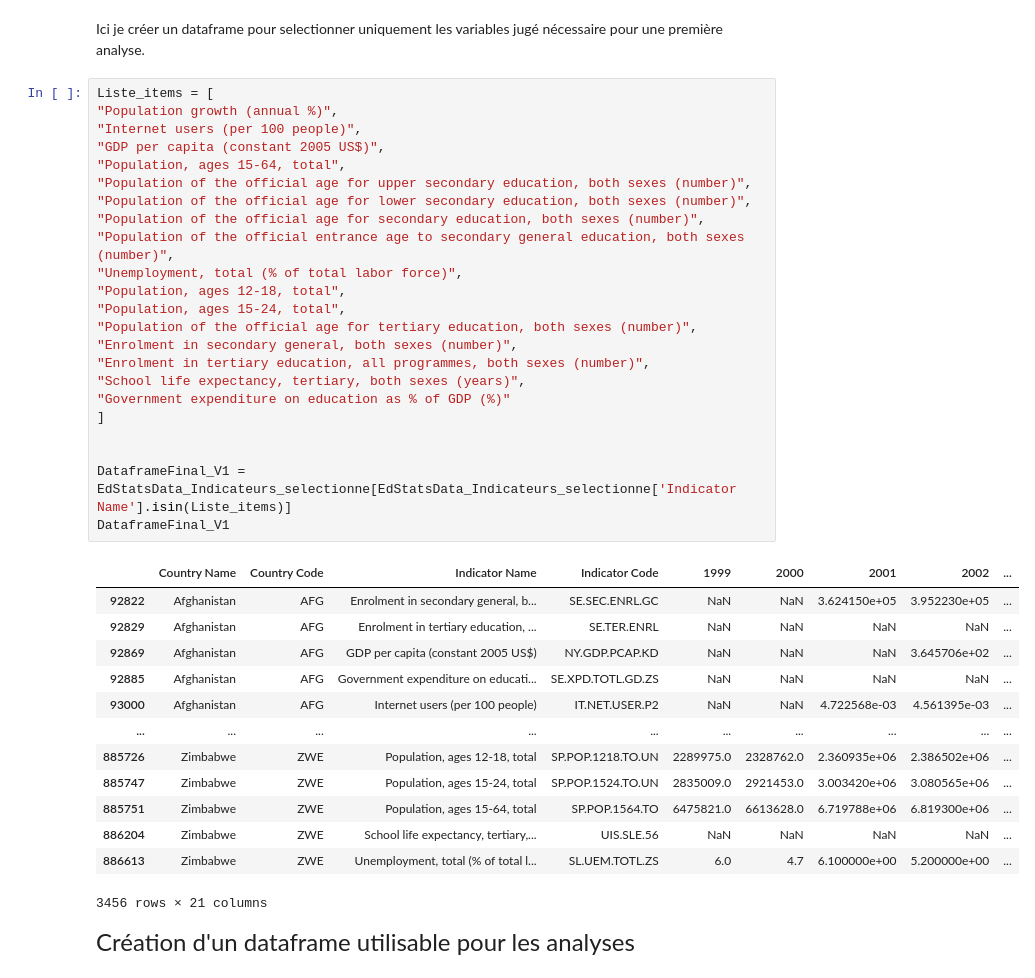
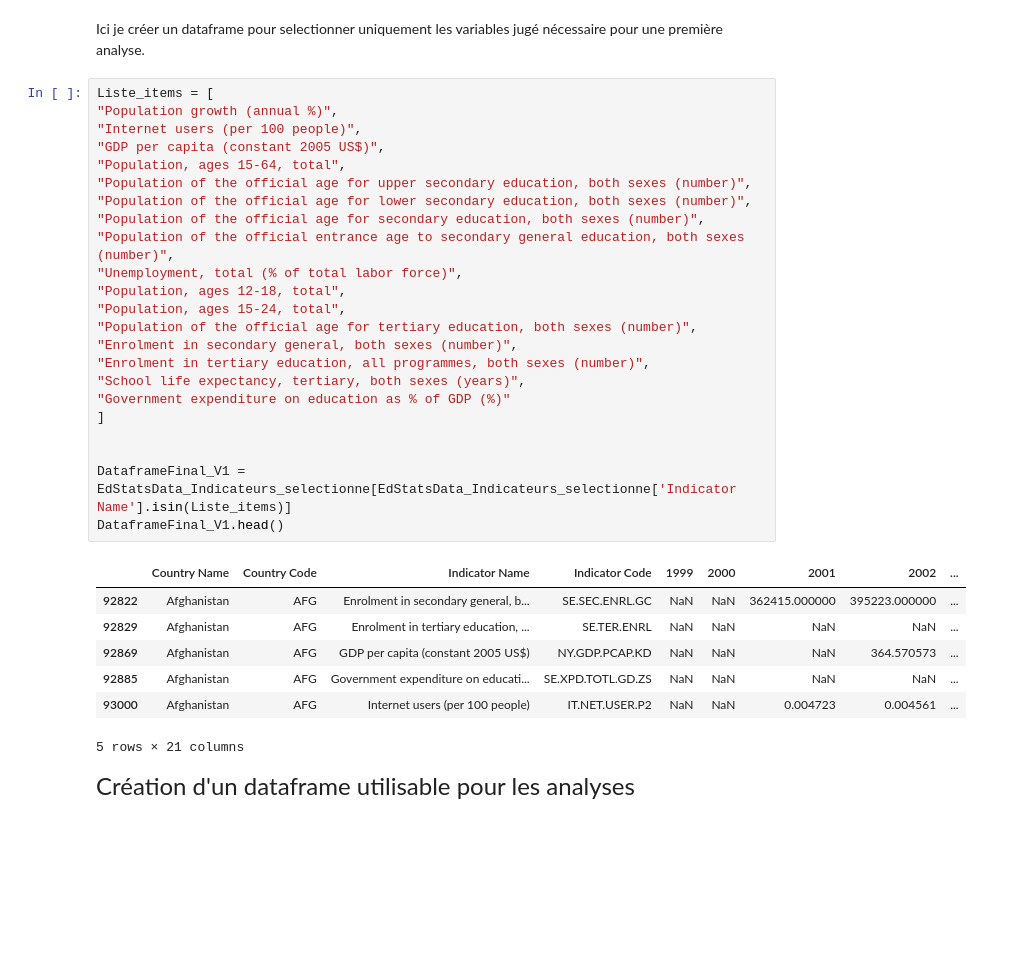
Before and after one commit to Thomas-Auvin/Projet2, a Jupyter notebook: Projet-2.ipynb, the cells around one changed output. Drawn from its saved outputs; the diff is of its cells as text; blank space fills up the shorter version.

```diff
--- a/Projet-2.ipynb
+++ b/Projet-2.ipynb
@@ -618,40 +608,34 @@ Ici je créer un dataframe pour selectionner uniquement les variables jugé néc
 # %%
 Liste_items = [
 "Population growth (annual %)",
 "Internet users (per 100 people)",
 "GDP per capita (constant 2005 US$)",
 "Population, ages 15-64, total",
 "Population of the official age for upper secondary education, both sexes (number)",
 "Population of the official age for lower secondary education, both sexes (number)",
 "Population of the official age for secondary education, both sexes (number)",
 "Population of the official entrance age to secondary general education, both sexes (number)",
 "Unemployment, total (% of total labor force)",
 "Population, ages 12-18, total",
 "Population, ages 15-24, total",
 "Population of the official age for tertiary education, both sexes (number)",
 "Enrolment in secondary general, both sexes (number)",
 "Enrolment in tertiary education, all programmes, both sexes (number)",
 "School life expectancy, tertiary, both sexes (years)",
 "Government expenditure on education as % of GDP (%)"
 ]
 
 
 DataframeFinal_V1 = EdStatsData_Indicateurs_selectionne[EdStatsData_Indicateurs_selectionne['Indicator Name'].isin(Liste_items)]
-DataframeFinal_V1
+DataframeFinal_V1.head()
 # %% [output]
 |  | Country Name | Country Code | Indicator Name | Indicator Code | 1999 | 2000 | 2001 | 2002 | ... |
-| 92822 | Afghanistan | AFG | Enrolment in secondary general, b... | SE.SEC.ENRL.GC | NaN | NaN | 3.624150e+05 | 3.952230e+05 | ... |
+| 92822 | Afghanistan | AFG | Enrolment in secondary general, b... | SE.SEC.ENRL.GC | NaN | NaN | 362415.000000 | 395223.000000 | ... |
 | 92829 | Afghanistan | AFG | Enrolment in tertiary education, ... | SE.TER.ENRL | NaN | NaN | NaN | NaN | ... |
-| 92869 | Afghanistan | AFG | GDP per capita (constant 2005 US$) | NY.GDP.PCAP.KD | NaN | NaN | NaN | 3.645706e+02 | ... |
+| 92869 | Afghanistan | AFG | GDP per capita (constant 2005 US$) | NY.GDP.PCAP.KD | NaN | NaN | NaN | 364.570573 | ... |
 | 92885 | Afghanistan | AFG | Government expenditure on educati... | SE.XPD.TOTL.GD.ZS | NaN | NaN | NaN | NaN | ... |
-| 93000 | Afghanistan | AFG | Internet users (per 100 people) | IT.NET.USER.P2 | NaN | NaN | 4.722568e-03 | 4.561395e-03 | ... |
-| ... | ... | ... | ... | ... | ... | ... | ... | ... | ... |
-| 885726 | Zimbabwe | ZWE | Population, ages 12-18, total | SP.POP.1218.TO.UN | 2289975.0 | 2328762.0 | 2.360935e+06 | 2.386502e+06 | ... |
-| 885747 | Zimbabwe | ZWE | Population, ages 15-24, total | SP.POP.1524.TO.UN | 2835009.0 | 2921453.0 | 3.003420e+06 | 3.080565e+06 | ... |
-| 885751 | Zimbabwe | ZWE | Population, ages 15-64, total | SP.POP.1564.TO | 6475821.0 | 6613628.0 | 6.719788e+06 | 6.819300e+06 | ... |
-| 886204 | Zimbabwe | ZWE | School life expectancy, tertiary,... | UIS.SLE.56 | NaN | NaN | NaN | NaN | ... |
-| 886613 | Zimbabwe | ZWE | Unemployment, total (% of total l... | SL.UEM.TOTL.ZS | 6.0 | 4.7 | 6.100000e+00 | 5.200000e+00 | ... |
+| 93000 | Afghanistan | AFG | Internet users (per 100 people) | IT.NET.USER.P2 | NaN | NaN | 0.004723 | 0.004561 | ... |
-3456 rows × 21 columns
+5 rows × 21 columns
 # %% [markdown]
 <font size=5>Création d'un dataframe utilisable pour les analyses<font>
 # %%
```
Also changed, not shown: parts of 21 cells of this notebook.
